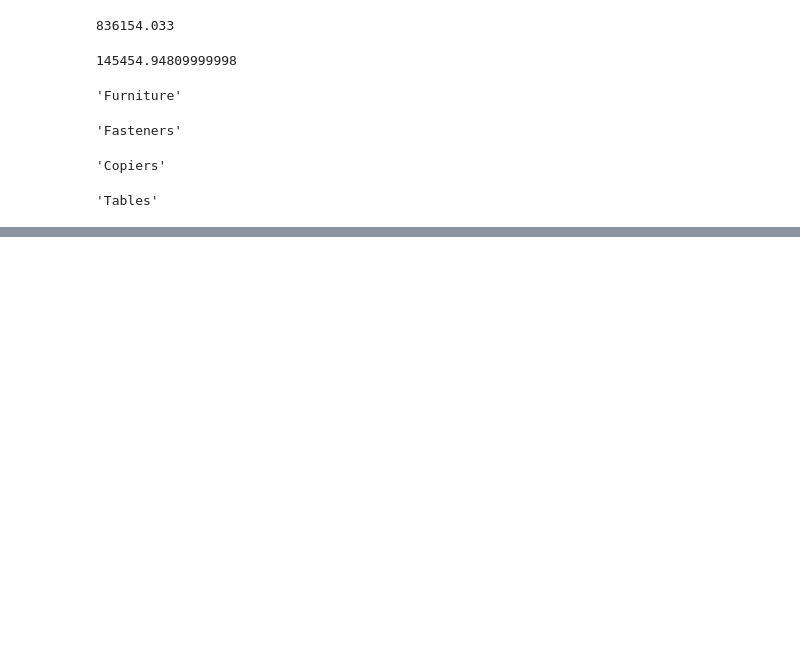
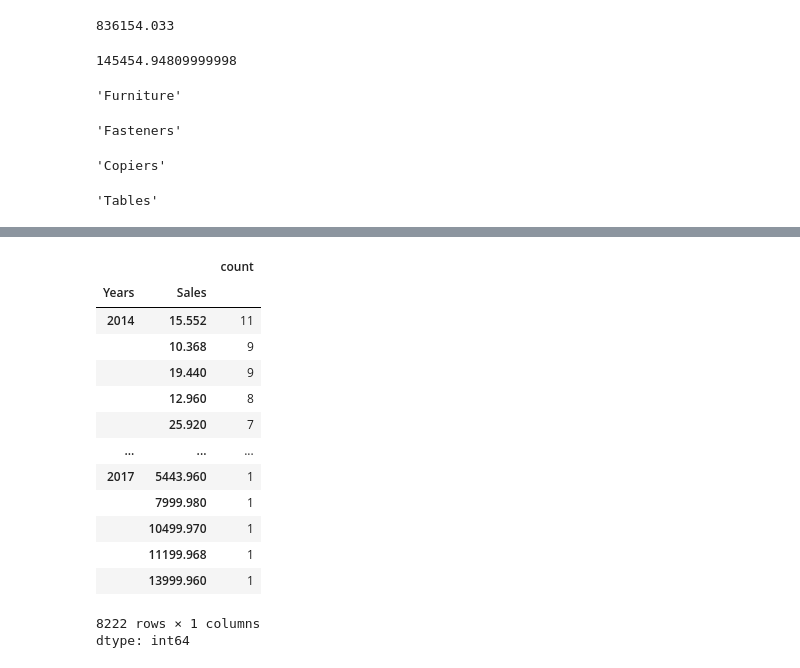
Before and after one commit to havigowda9625/AIML-DS-, a Jupyter notebook: Pandas_Assignment.ipynb, the cells around one changed output, grey strips where cells are left out. Cells and saved outputs as stored; diff of their text form; code cells hidden in the pictures; blank space fills up the shorter version.

```diff
--- a/Pandas_Assignment.ipynb
+++ b/Pandas_Assignment.ipynb
@@ -643,0 +725,5 @@ sbc
+# %%
+# Question 71: Find total sales by year.
+pds['Years']=pds['Order Date'].dt.year
+ts=pds.groupby('Years')['Sales'].sum()
+ts
@@ -643,0 +750,20 @@ sbc
+# %%
+# Question 73: Find sales growth year by year.
+sg=pds.groupby('Years')['Sales'].value_counts()
+sg
+# %% [output]
+|  |  | count |
+| Years | Sales |  |
+| 2014 | 15.552 | 11 |
+|  | 10.368 | 9 |
+|  | 19.440 | 9 |
+|  | 12.960 | 8 |
+|  | 25.920 | 7 |
+| ... | ... | ... |
+| 2017 | 5443.960 | 1 |
+|  | 7999.980 | 1 |
+|  | 10499.970 | 1 |
+|  | 11199.968 | 1 |
+|  | 13999.960 | 1 |
+8222 rows × 1 columns
+dtype: int64
```
Also changed, not shown: parts of 52 cells of this notebook.
